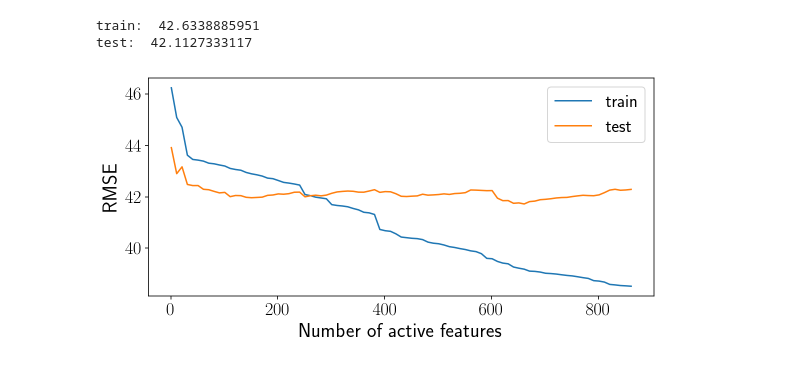
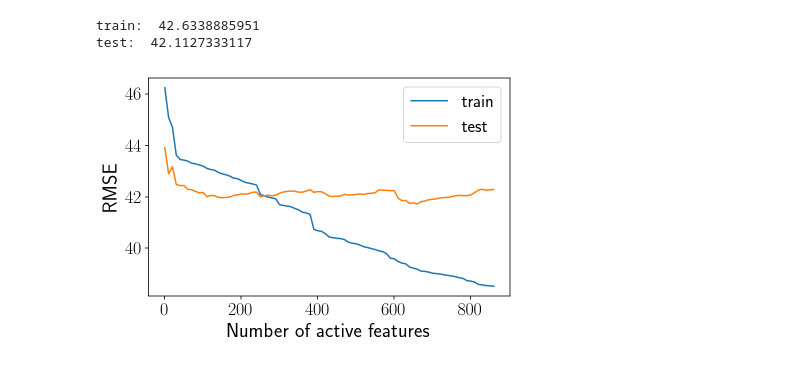
Before and after one commit to Intelligent-Systems-Phystech/MSThesis, a Jupyter notebook: code/main.ipynb, the cells around one changed output. Drawn from its saved outputs; the diff is of its cells as text; code cells hidden in the pictures.

```diff
--- a/code/main.ipynb
+++ b/code/main.ipynb
@@ -86,4 +21,0 @@ X_col = generate_collinear_features(20, X)
-# %%
-X = np.hstack([X, X_col])
-
-n_samples, n_features = X.shape
@@ -461,4 +572,4 @@ test:  1786.77876919
 # %%
-qpfs = QPFS()
+qpfs.fit(Xtrain, Ytrain)
 
-qpfs.fit(Xtrain, Ytrain)
+plot_score(qpfs.score, 'figs/feature_scores_ex.eps')
@@ -484,31 +589,38 @@ print('test: ', RMSE(Ytest, pred))
 train:  42.6338885951
 test:  42.1127333117
 # %%
-n_active_array = np.arange(1, n_features, 10)
-train_err_array = []
-test_err_array = []
-for k in n_active_array:
-    active_idxs = qpfs.score.argsort()[::-1][:k]
-    lr.fit(Xtrain[:, active_idxs], Ytrain)
-    pred = lr.predict(Xtrain[:, active_idxs])
-    train_err_array.append(RMSE(Ytrain, pred))
-    pred = lr.predict(Xtest[:, active_idxs])
-    test_err_array.append(RMSE(Ytest, pred))
+def get_train_test_rmse(n_active_array, score, Xtrain, Ytrain, Xtest, Ytest):
 
-train_err_array = np.array(train_err_array)
-test_err_array = np.array(test_err_array)
+    train_err_array = []
+    test_err_array = []
+    for k in n_active_array:
+        active_idxs = score.argsort()[::-1][:k]
+        lr.fit(Xtrain[:, active_idxs], Ytrain)
+        pred = lr.predict(Xtrain[:, active_idxs])
+        train_err_array.append(RMSE(Ytrain, pred))
+        pred = lr.predict(Xtest[:, active_idxs])
+        test_err_array.append(RMSE(Ytest, pred))
+
+    train_err_array = np.array(train_err_array)
+    test_err_array = np.array(test_err_array)
+    return train_err_array, test_err_array
+# %%
+n_active_array = np.arange(1, n_features, 10)
+
+train_err_array, test_err_array = get_train_test_rmse(n_active_array, qpfs.score,
+                                                      Xtrain, Ytrain, Xtest, Ytest)
 # %%
-plt.figure(figsize=(8, 4))
+plt.figure(figsize=(6, 4))
 plt.plot(n_active_array, train_err_array, label='train')
 plt.plot(n_active_array, test_err_array, label='test')
 plt.xlabel('Number of active features')
 plt.ylabel('RMSE')
 plt.legend()
 plt.tight_layout()
 plt.savefig('figs/train_test_qpfs.eps', format='eps')
 plt.show()
 # %% [output]
-[figure, old version]
+[figure, new version]
 # %%
 mqpfs = MultivariateQPFS()
 mqpfs.get_params(Xtrain, Ytrain)
```
Also changed, not shown: parts of 80 cells of this notebook.
